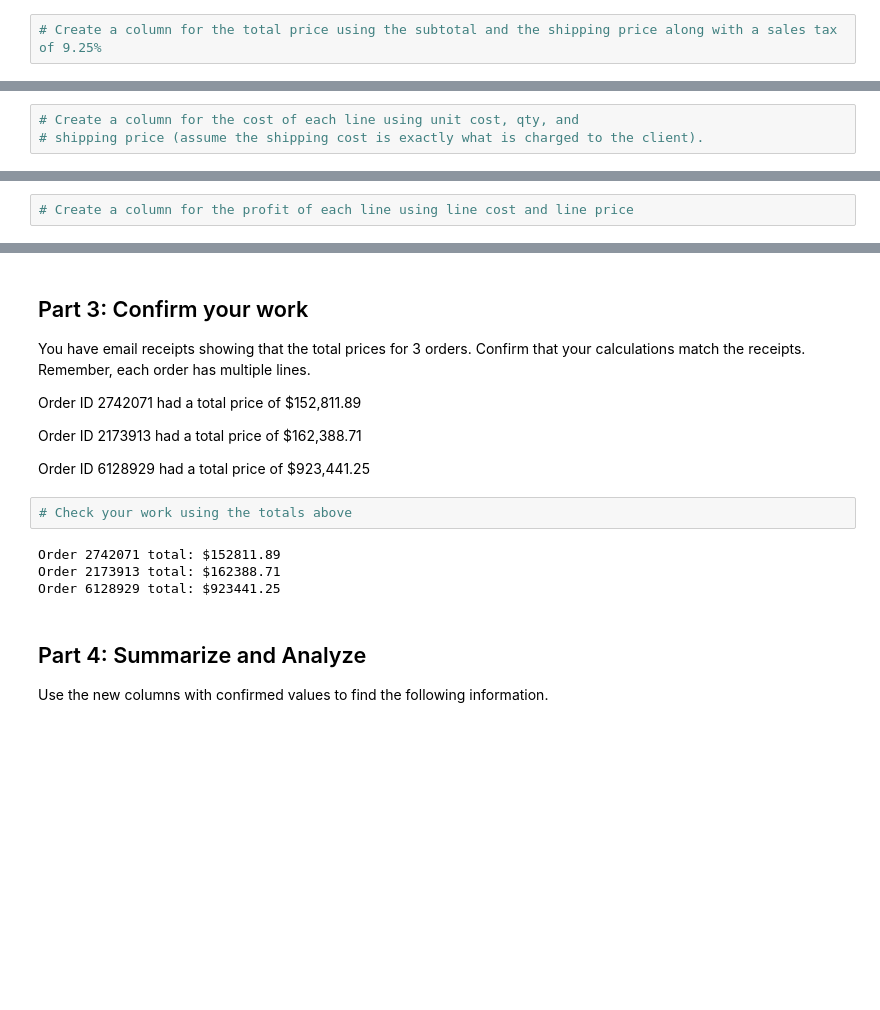
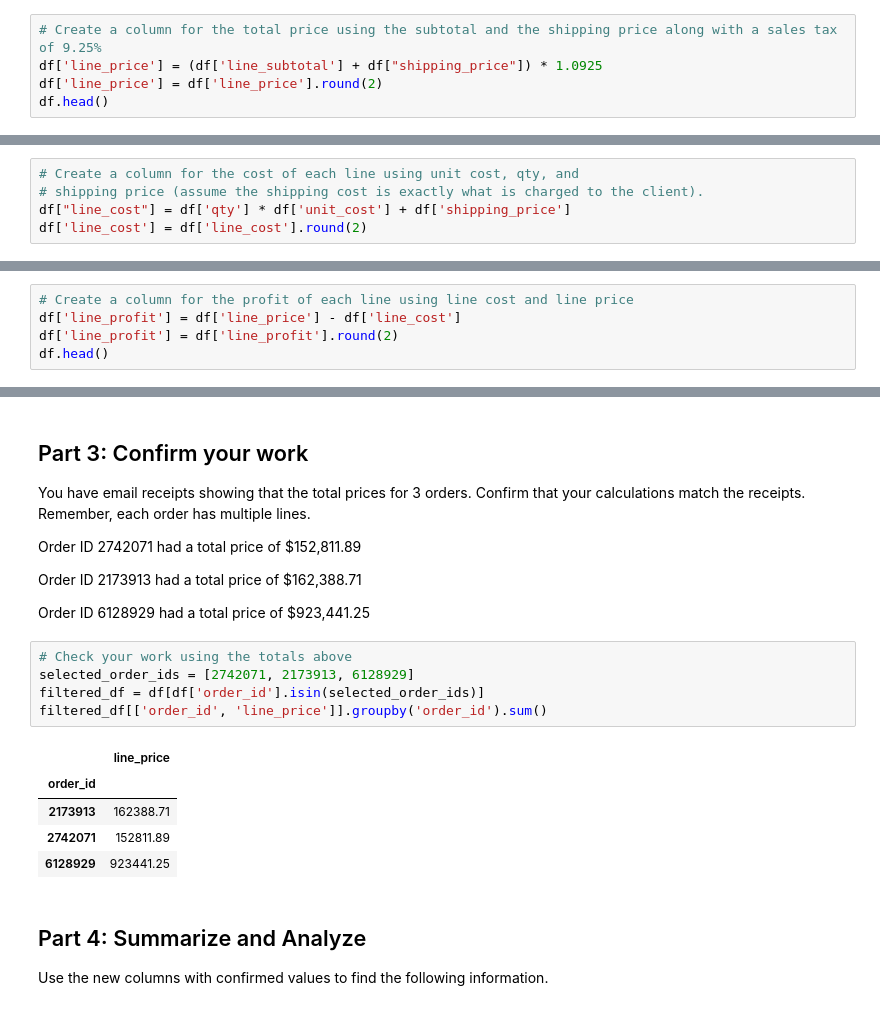
Before and after one commit to AlexLin1234/pandas-challenge-1, a Jupyter notebook: Starter_Code/wholesale_data_analysis_starter_code.ipynb, the cells around one changed output, grey strips where cells are left out. Drawn from its saved outputs; the diff is of its cells as text; blank space fills up the shorter version.

```diff
--- a/Starter_Code/wholesale_data_analysis_starter_code.ipynb
+++ b/Starter_Code/wholesale_data_analysis_starter_code.ipynb
@@ -114,3 +126,6 @@ Do we know that this client spent the more money than client 66037? If not, how
 # %%
 # Create a column for the total price using the subtotal and the shipping price along with a sales tax of 9.25%
+df['line_price'] = (df['line_subtotal'] + df["shipping_price"]) * 1.0925
+df['line_price'] = df['line_price'].round(2)
+df.head()
 # %% [output]
@@ -121,3 +139,5 @@ Do we know that this client spent the more money than client 66037? If not, how
 # %%
 # Create a column for the cost of each line using unit cost, qty, and
 # shipping price (assume the shipping cost is exactly what is charged to the client).
+df["line_cost"] = df['qty'] * df['unit_cost'] + df['shipping_price']
+df['line_cost'] = df['line_cost'].round(2)
@@ -130,5 +144,8 @@ Do we know that this client spent the more money than client 66037? If not, how
 # %%
 # Create a column for the profit of each line using line cost and line price
+df['line_profit'] = df['line_price'] - df['line_cost']
+df['line_profit'] = df['line_profit'].round(2)
+df.head()
 # %% [output]
 |  | first | last | job | phone | email | client_id | order_id | order_date | order_week | order_year | ... |
 | 0 | Donald | Harding | Immunologist | 793-904-7725x39308 | harding.donald.7185@sullivan.com | 58515 | 8953482 | 2023-04-28 | 17 | 2023 | ... |
@@ -146,10 +165,15 @@ Order ID 2173913 had a total price of \$162,388.71
 Order ID 6128929 had a total price of \$923,441.25
 # %%
 # Check your work using the totals above
+selected_order_ids = [2742071, 2173913, 6128929]
+filtered_df = df[df['order_id'].isin(selected_order_ids)]
+filtered_df[['order_id', 'line_price']].groupby('order_id').sum()
 # %% [output]
-Order 2742071 total: $152811.89
-Order 2173913 total: $162388.71
-Order 6128929 total: $923441.25
+|  | line_price |
+| order_id |  |
+| 2173913 | 162388.71 |
+| 2742071 | 152811.89 |
+| 6128929 | 923441.25 |
 # %% [markdown]
 ## Part 4: Summarize and Analyze
 Use the new columns with confirmed values to find the following information.
```
Also changed, not shown: parts of 5 cells of this notebook.
